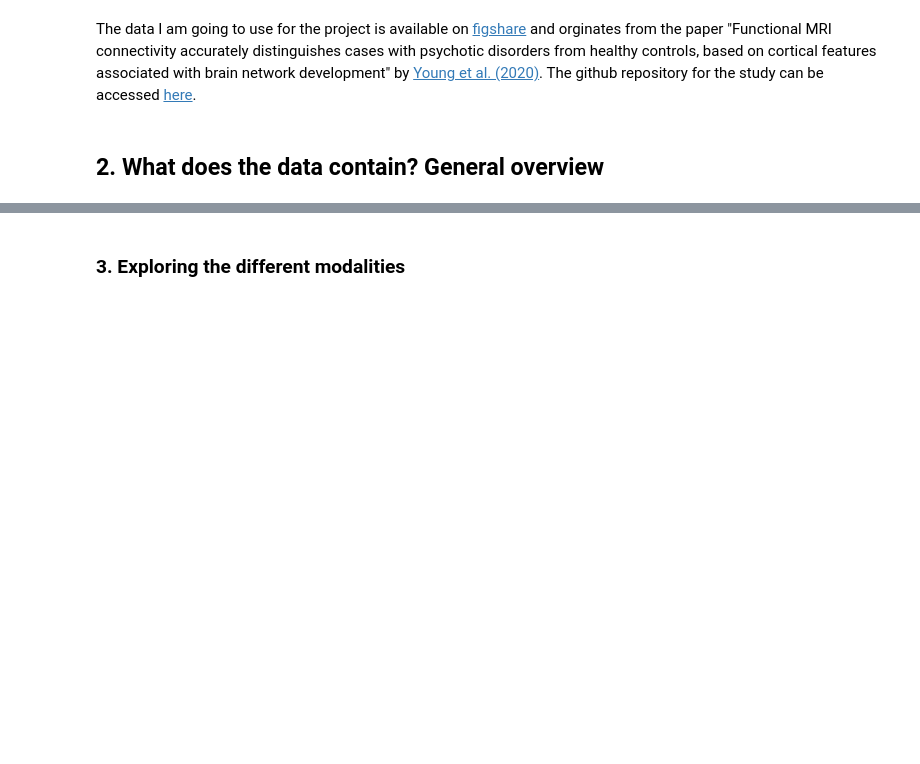
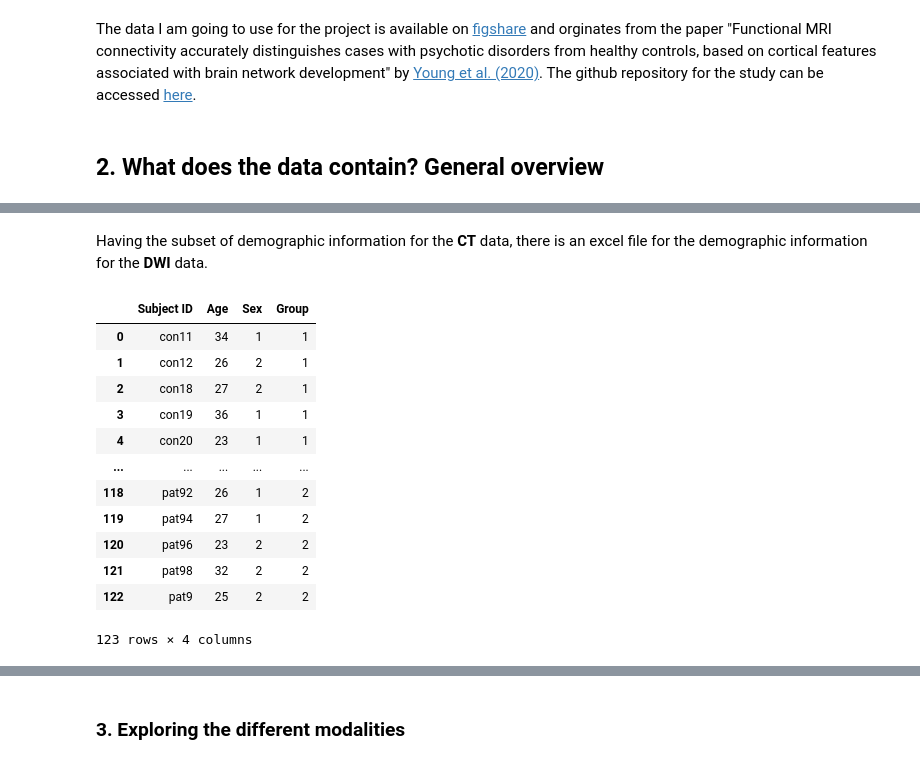
Before and after one commit to mello-y/MSc5_research_project, a Jupyter notebook: data/Data_exploration.ipynb, the cells around one changed output, grey strips where cells are left out. Drawn from its saved outputs; the diff is of its cells as text; code cells hidden in the pictures; blank space fills up the shorter version.

```diff
--- a/data/Data_exploration.ipynb
+++ b/data/Data_exploration.ipynb
@@ -36,0 +78,21 @@ being regional CT (cortical thickness), MD (mean diffusivity) and FA (functional
+# %% [markdown]
+Having the subset of demographic information for the **CT** data, there is an excel file for the demographic information for the **DWI** data.
+# %%
+#read an Excel file as pandas data frame
+
+demographic_DTI = pd.read_excel(r'/Users/mello/data/MSc5_research_project/data/DTI_demographics_Dublin.xls')
+demographic_DTI
+# %% [output]
+|  | Subject ID | Age | Sex | Group |
+| 0 | con11 | 34 | 1 | 1 |
+| 1 | con12 | 26 | 2 | 1 |
+| 2 | con18 | 27 | 2 | 1 |
+| 3 | con19 | 36 | 1 | 1 |
+| 4 | con20 | 23 | 1 | 1 |
+| ... | ... | ... | ... | ... |
+| 118 | pat92 | 26 | 1 | 2 |
+| 119 | pat94 | 27 | 1 | 2 |
+| 120 | pat96 | 23 | 2 | 2 |
+| 121 | pat98 | 32 | 2 | 2 |
+| 122 | pat9 | 25 | 2 | 2 |
+123 rows × 4 columns
```
Also changed, not shown: parts of 49 cells of this notebook.
